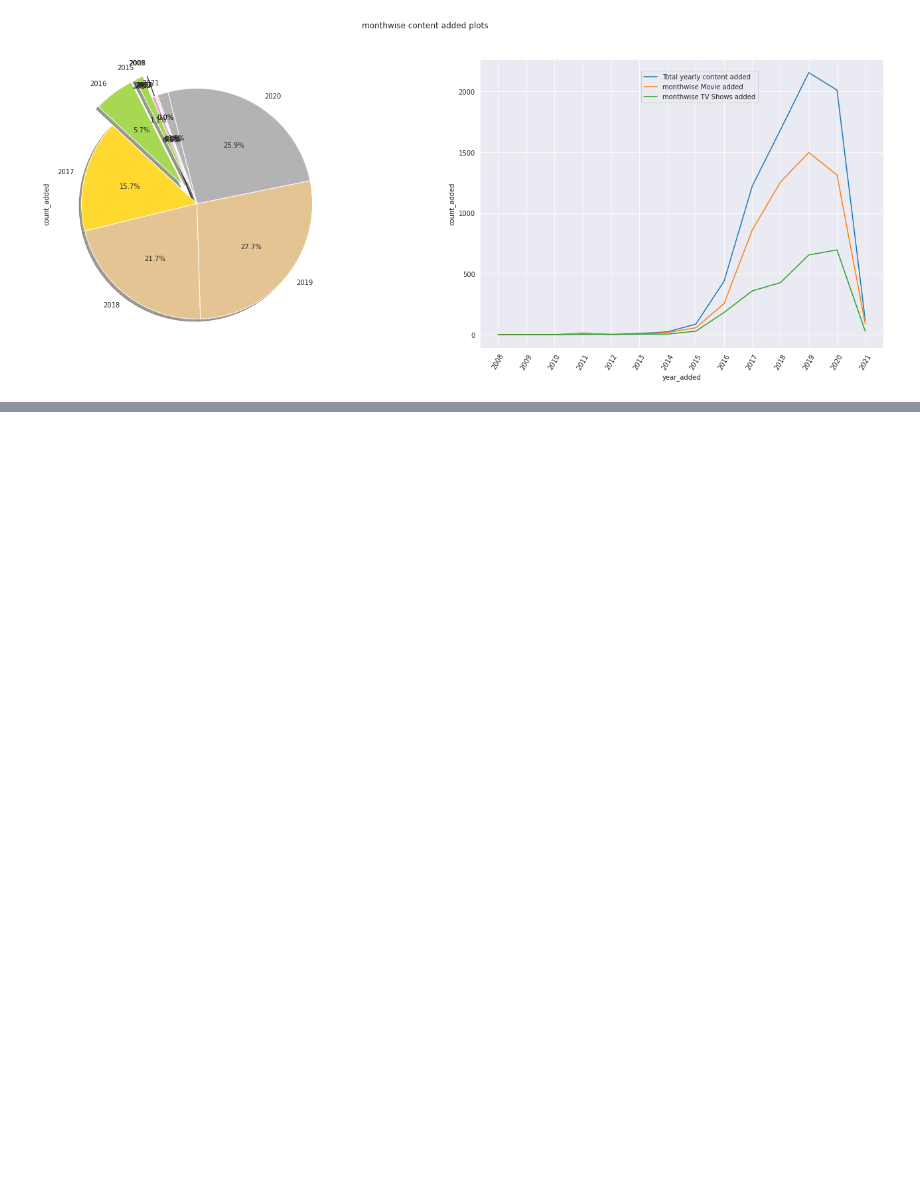
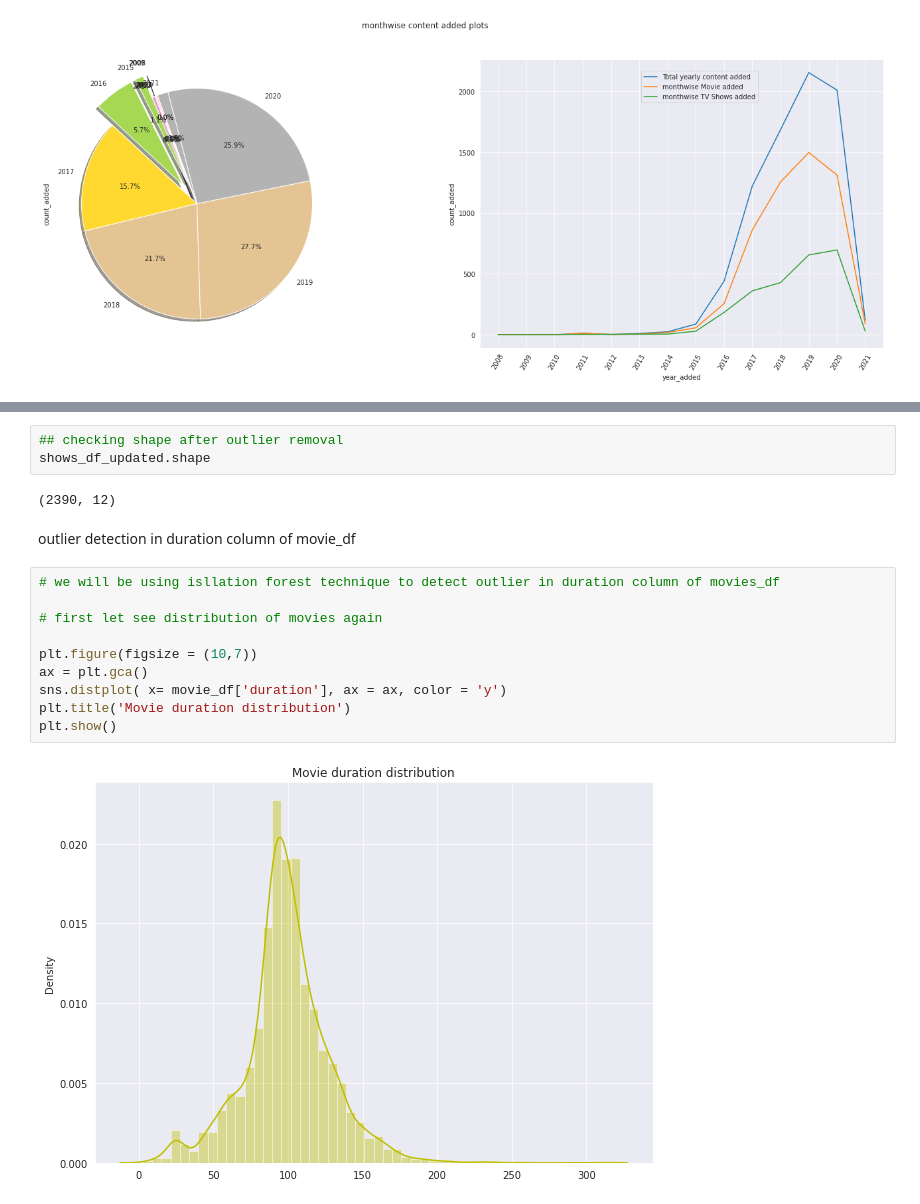
Before and after one commit to MohdSharik99/NETFLIX_MOVIES_AND_TV_SHOWS_CLUSTERING, a Jupyter notebook: NETFLIX_MOVIES_AND_TV_SHOWS_CLUSTERING.ipynb, the cells around one changed output, grey strips where cells are left out. Cells and saved outputs as stored; diff of their text form; blank space fills up the shorter version.

```diff
--- a/NETFLIX_MOVIES_AND_TV_SHOWS_CLUSTERING.ipynb
+++ b/NETFLIX_MOVIES_AND_TV_SHOWS_CLUSTERING.ipynb
@@ -507,0 +649,19 @@ plt.show()
+# %%
+## checking shape after outlier removal
+shows_df_updated.shape
+# %% [output]
+(2390, 12)
+# %% [markdown]
+outlier detection in duration column of  movie_df
+# %%
+# we will be using isllation forest technique to detect outlier in duration column of movies_df
+
+# first let see distribution of movies again
+
+plt.figure(figsize = (10,7))
+ax = plt.gca()
+sns.distplot( x= movie_df['duration'], ax = ax, color = 'y')
+plt.title('Movie duration distribution')
+plt.show()
+# %% [output]
+[figure, added]
```
Also changed, not shown: parts of 27 cells of this notebook.
